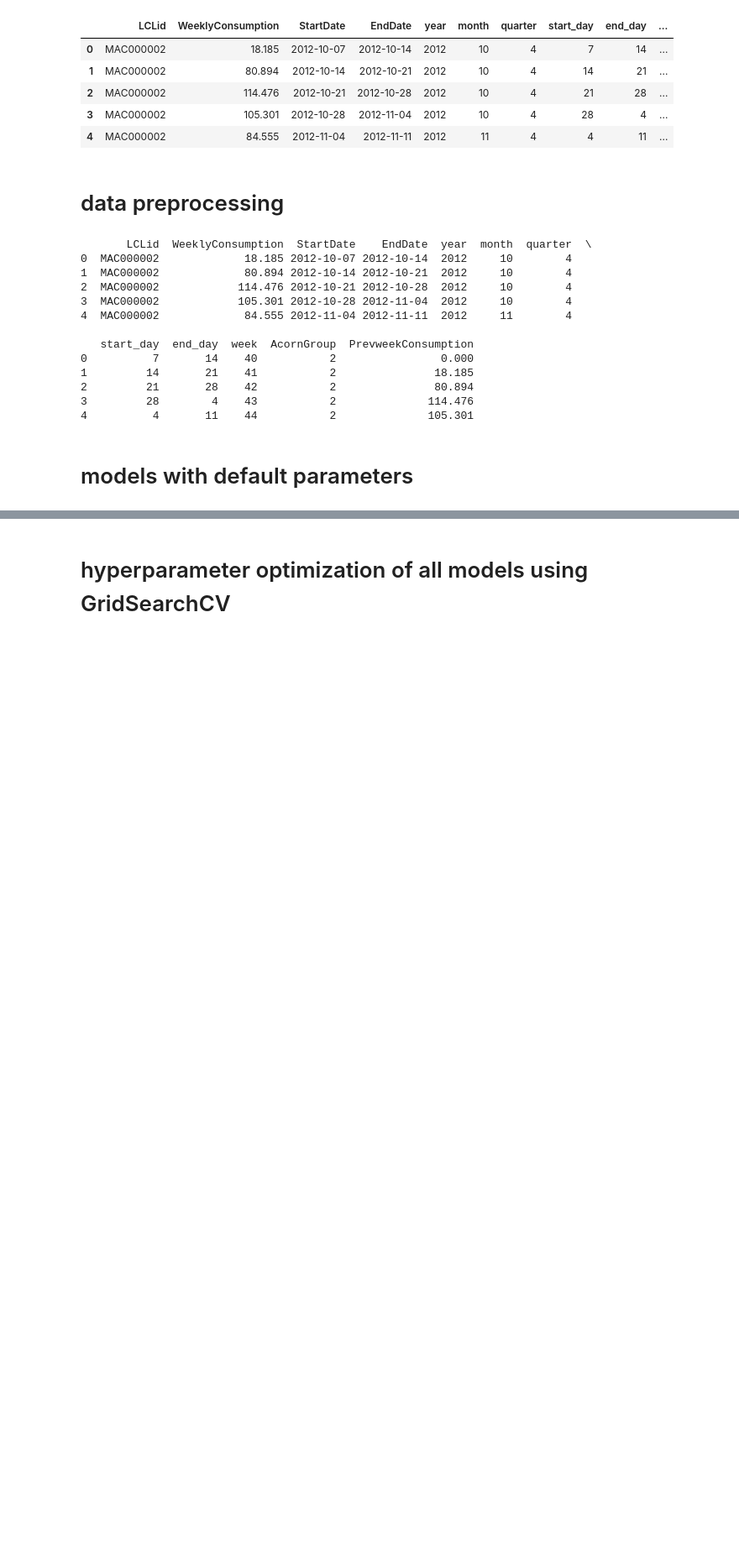
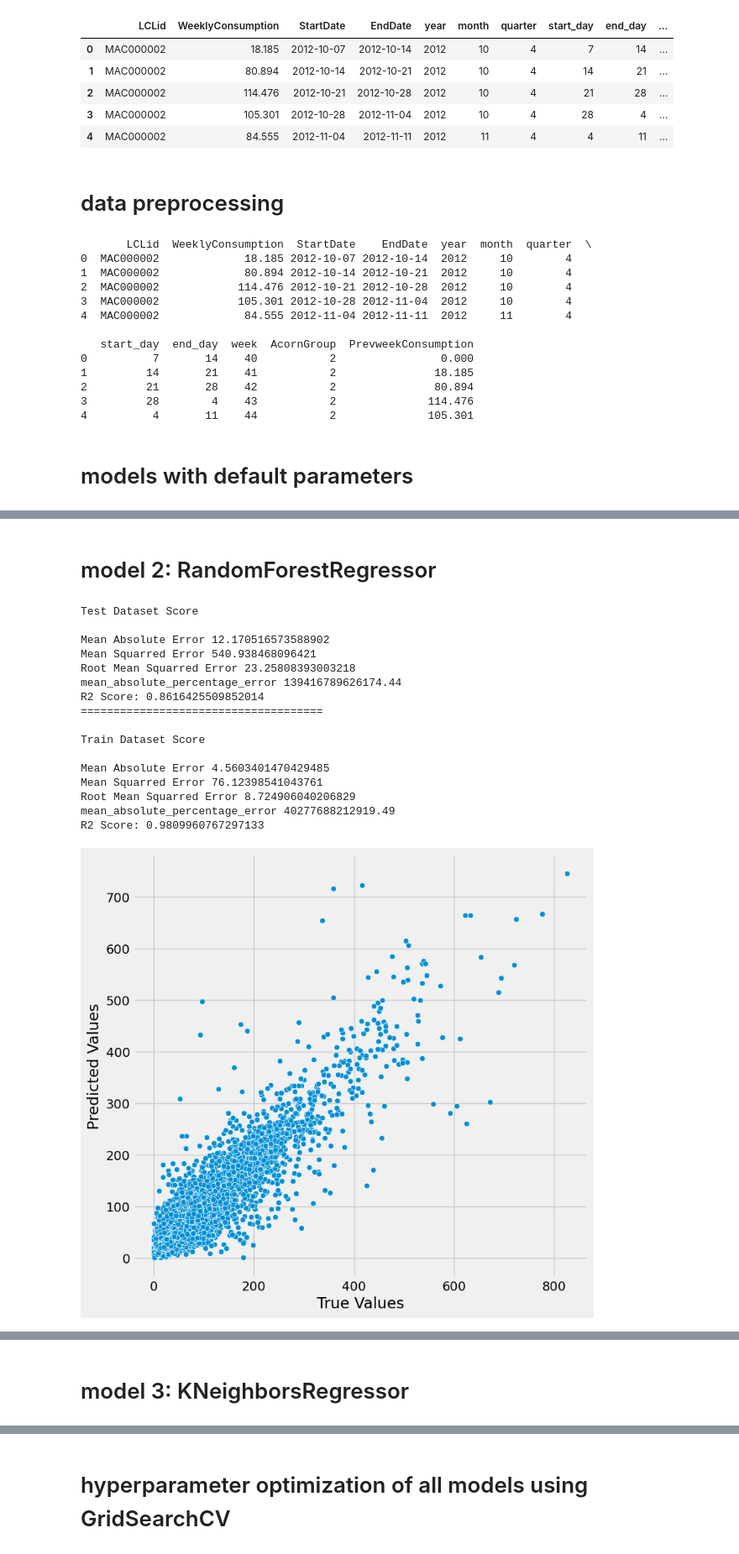
Before and after one commit to ni22aad/Electricity-load-forecasting-with-the-Low-Carbon-London-SmartMeter-dataset, a Jupyter notebook: energy_consumption.ipynb, the cells around one changed output, grey strips where cells are left out. Shown at 84% size. Drawn from its saved outputs; the diff is of its cells as text; code cells hidden in the pictures; blank space fills up the shorter version.

```diff
--- a/energy_consumption.ipynb
+++ b/energy_consumption.ipynb
@@ -479,0 +470,61 @@ results
+# %% [markdown]
+# model 2: RandomForestRegressor
+# %%
+rf_reg=RandomForestRegressor(random_state=1000)
+rf_reg.fit(X_train, y_train)
+# Predictions
+test_pred_rf = rf_reg.predict(X_test)
+train_pred_rf = rf_reg.predict(X_train)
+
+
+print('Test Dataset Score\n')
+print_evaluate(y_test, test_pred_rf)
+
+print('=====================================\n')
+print('Train Dataset Score\n')
+print_evaluate(y_train, train_pred_rf)
+
+# Comparison of actual vs predicted results
+comparison =pd.DataFrame({'True Values': y_test, 'Predicted Values':
+              test_pred_rf})
+
+# Scatter plot of actual vs predicted
+plt.figure(figsize=(8,8))
+sns.scatterplot(data=comparison, x="True Values", y="Predicted Values")
+plt.show()
+
+#actual vs predicted values comparison
+plt.figure(figsize=(15,10))
+plt.plot(
+np.arange(len(y_test[0:100])) , y_test[0:100], "r-", label="Actual values" )
+plt.plot( np.arange(len(test_pred_rf[0:100])) , test_pred_rf[0:100], "g-", label="Predicted values"
+)
+plt.scatter(
+ np.arange(len(y_test[0:100])) , y_test[0:100], label="Actual values"
+)
+plt.scatter(
+np.arange(len(test_pred_rf[0:100])) , test_pred_rf[0:100], label="Predicted values" )
+plt.legend(['Actual', 'Predicted'])
+plt.title('Actual vs Predicted for test data')
+
+results_df_2 = pd.DataFrame(data=[["Random forest Regression", *evaluate(y_test, test_pred_rf) ]],
+                          columns=['Model', 'MAE', 'MSE', 'RMSE','mape','r2_score'])
+results_df = pd.concat([results_df, results_df_2], ignore_index=True)
+# %% [output]
+Test Dataset Score
+
+Mean Absolute Error 12.170516573588902
+Mean Squarred Error 540.938468096421
+Root Mean Squarred Error 23.25808393003218
+mean_absolute_percentage_error 139416789626174.44
+R2 Score: 0.8616425509852014
+=====================================
+
+Train Dataset Score
+
+Mean Absolute Error 4.5603401470429485
+Mean Squarred Error 76.12398541043761
+Root Mean Squarred Error 8.724906040206829
+mean_absolute_percentage_error 40277688212919.49
+R2 Score: 0.9809960767297133
+[figure, added]
@@ -479,0 +532,2 @@ results
+# %% [markdown]
+# model 3: KNeighborsRegressor
```
Also changed, not shown: parts of 34 cells of this notebook.
